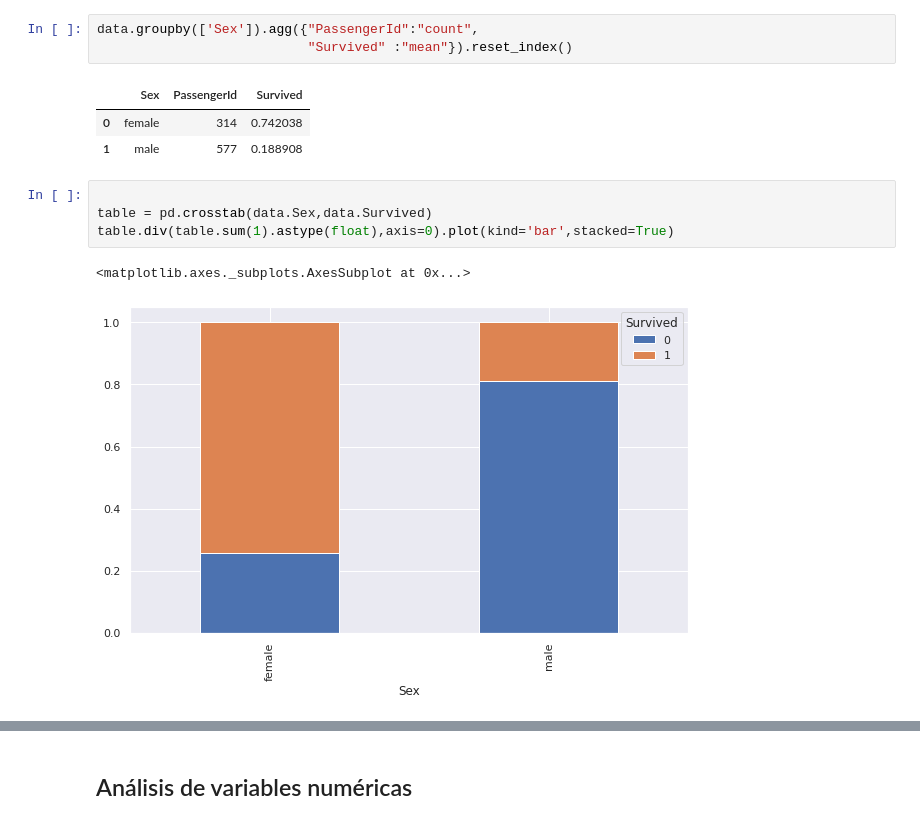
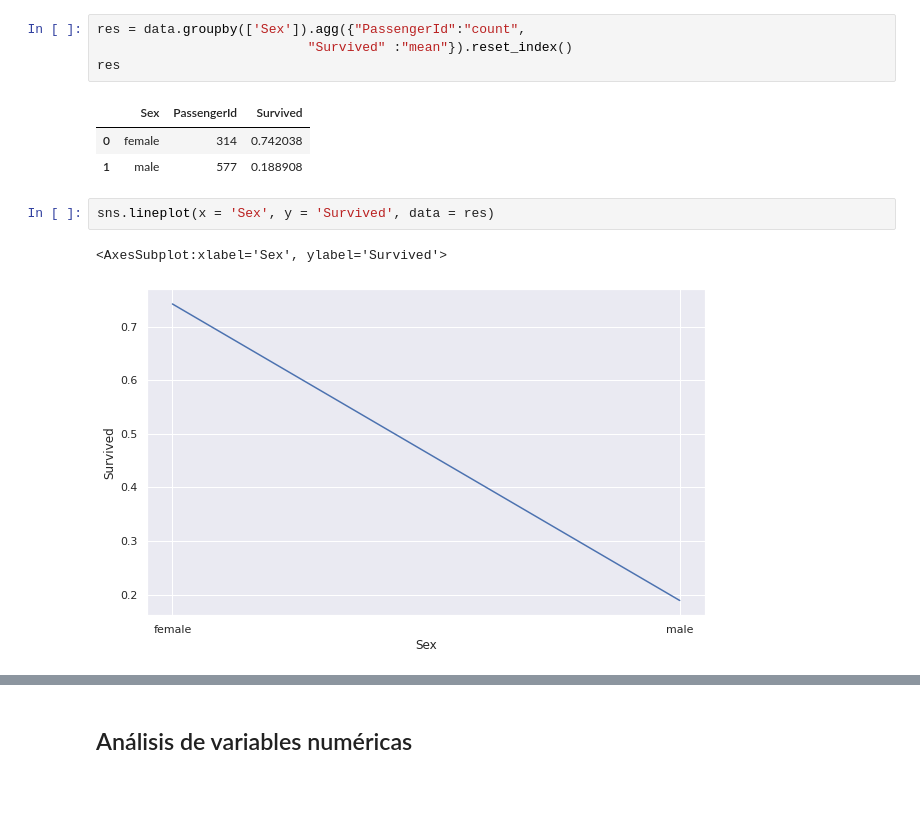
Before and after one commit to JCaballerot/Machine-Learning-Program, a Jupyter notebook: Supervised_models/Logistic_regression/Lab_Titanic.ipynb, the cells around one changed output, grey strips where cells are left out. Cells and saved outputs as stored; diff of their text form; blank space fills up the shorter version.

```diff
--- a/Supervised_models/Logistic_regression/Lab_Titanic.ipynb
+++ b/Supervised_models/Logistic_regression/Lab_Titanic.ipynb
@@ -150,16 +160,15 @@ sns.countplot(x='Sex', data = data, palette = 'hls')
 <matplotlib.axes._subplots.AxesSubplot at 0x...>
 [figure]
 # %%
-data.groupby(['Sex']).agg({"PassengerId":"count",
+res = data.groupby(['Sex']).agg({"PassengerId":"count",
                            "Survived" :"mean"}).reset_index()
+res
 # %% [output]
 |  | Sex | PassengerId | Survived |
 | 0 | female | 314 | 0.742038 |
 | 1 | male | 577 | 0.188908 |
-# %%
-
-table = pd.crosstab(data.Sex,data.Survived)
-table.div(table.sum(1).astype(float),axis=0).plot(kind='bar',stacked=True)
-# %% [output]
-<matplotlib.axes._subplots.AxesSubplot at 0x...>
-[figure, removed]
+# %%
+sns.lineplot(x = 'Sex', y = 'Survived', data = res)
+# %% [output]
+<AxesSubplot:xlabel='Sex', ylabel='Survived'>
+[figure, added]
```
Also changed, not shown: parts of 6 cells of this notebook.
